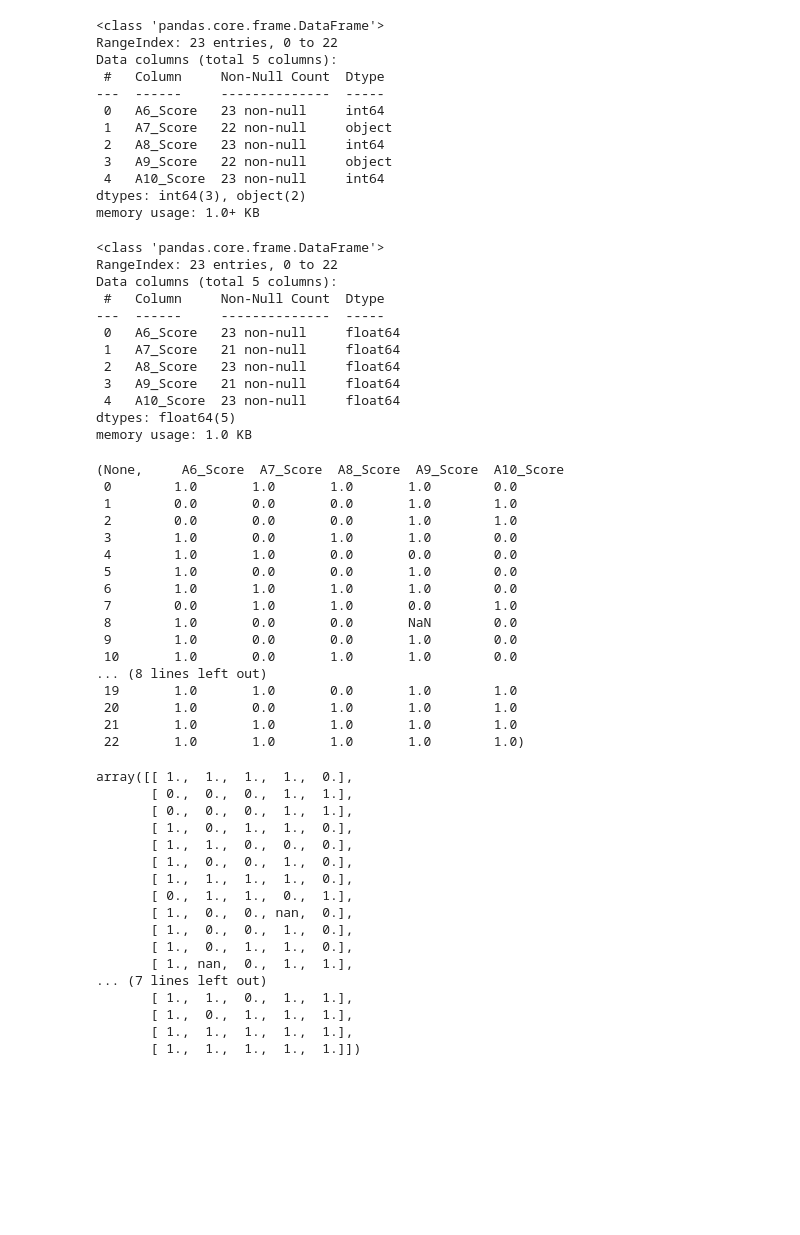
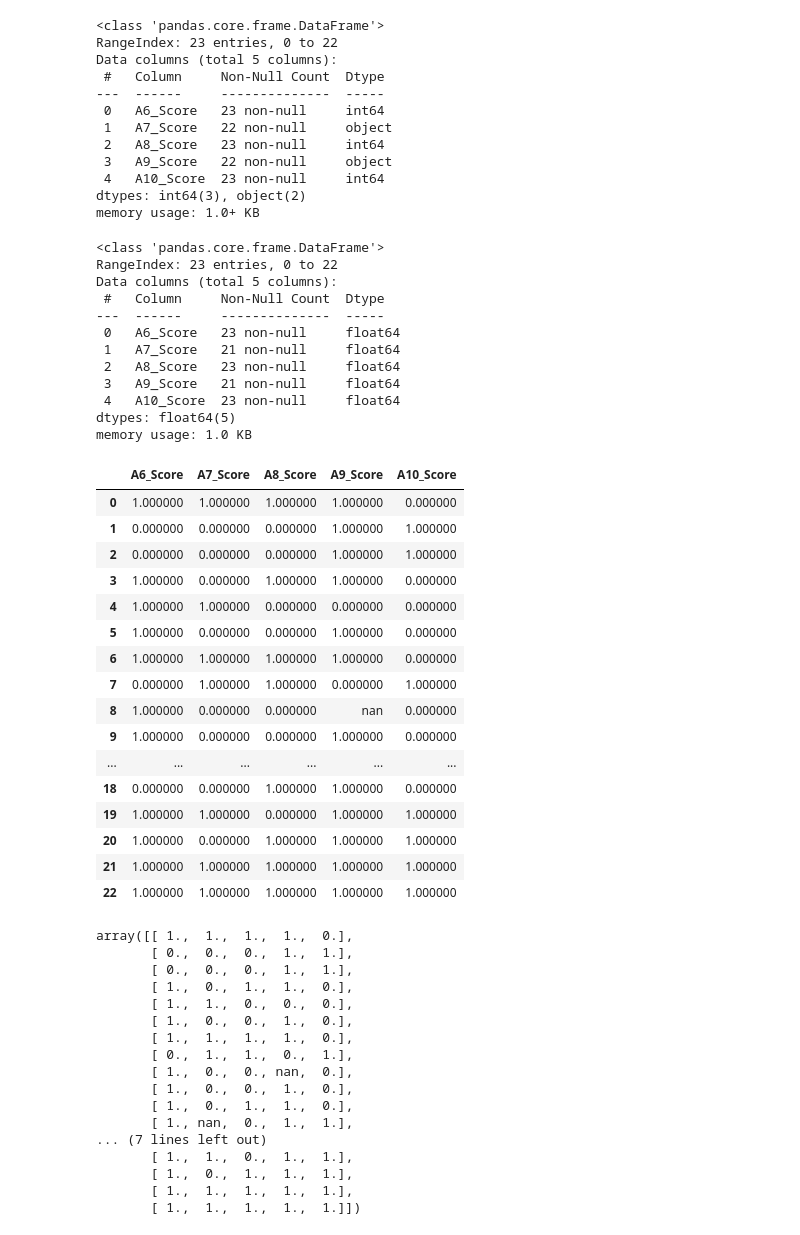
Before and after one commit to PRIMEADAWAS/CEB_Assignment, a Jupyter notebook: RADI605_A5_PasitSupholkhan_(Assignment_Expectation_Maximization).ipynb, the cells around one changed output. Cells and saved outputs as stored; diff of their text form; code cells hidden in the pictures; blank space fills up the shorter version.

```diff
--- a/RADI605_A5_PasitSupholkhan_(Assignment_Expectation_Maximization).ipynb
+++ b/RADI605_A5_PasitSupholkhan_(Assignment_Expectation_Maximization).ipynb
@@ -104,7 +104,7 @@ memory usage: 1.0+ KB
 data.replace({'\?': np.NaN}, regex=True, inplace=True)
 # convert all col type to float
 data[data.columns] = data.apply(lambda x: x.astype('float'))
-data.info(), data
+data.info()
 # %% [output]
 <class 'pandas.core.frame.DataFrame'>
 RangeIndex: 23 entries, 0 to 22
@@ -118,23 +118,26 @@ Data columns (total 5 columns):
  4   A10_Score  23 non-null     float64
 dtypes: float64(5)
 memory usage: 1.0 KB
-(None,     A6_Score  A7_Score  A8_Score  A9_Score  A10_Score
- 0        1.0       1.0       1.0       1.0        0.0
- 1        0.0       0.0       0.0       1.0        1.0
- 2        0.0       0.0       0.0       1.0        1.0
- 3        1.0       0.0       1.0       1.0        0.0
- 4        1.0       1.0       0.0       0.0        0.0
- 5        1.0       0.0       0.0       1.0        0.0
- 6        1.0       1.0       1.0       1.0        0.0
- 7        0.0       1.0       1.0       0.0        1.0
- 8        1.0       0.0       0.0       NaN        0.0
- 9        1.0       0.0       0.0       1.0        0.0
- 10       1.0       0.0       1.0       1.0        0.0
-... (8 lines left out)
- 19       1.0       1.0       0.0       1.0        1.0
- 20       1.0       0.0       1.0       1.0        1.0
- 21       1.0       1.0       1.0       1.0        1.0
- 22       1.0       1.0       1.0       1.0        1.0)
+# %%
+data.style.highlight_null(null_color="red")
+# %% [output]
+|  | A6_Score | A7_Score | A8_Score | A9_Score | A10_Score |
+| 0 | 1.000000 | 1.000000 | 1.000000 | 1.000000 | 0.000000 |
+| 1 | 0.000000 | 0.000000 | 0.000000 | 1.000000 | 1.000000 |
+| 2 | 0.000000 | 0.000000 | 0.000000 | 1.000000 | 1.000000 |
+| 3 | 1.000000 | 0.000000 | 1.000000 | 1.000000 | 0.000000 |
+| 4 | 1.000000 | 1.000000 | 0.000000 | 0.000000 | 0.000000 |
+| 5 | 1.000000 | 0.000000 | 0.000000 | 1.000000 | 0.000000 |
+| 6 | 1.000000 | 1.000000 | 1.000000 | 1.000000 | 0.000000 |
+| 7 | 0.000000 | 1.000000 | 1.000000 | 0.000000 | 1.000000 |
+| 8 | 1.000000 | 0.000000 | 0.000000 | nan | 0.000000 |
+| 9 | 1.000000 | 0.000000 | 0.000000 | 1.000000 | 0.000000 |
+| ... | ... | ... | ... | ... | ... |
+| 18 | 0.000000 | 0.000000 | 1.000000 | 1.000000 | 0.000000 |
+| 19 | 1.000000 | 1.000000 | 0.000000 | 1.000000 | 1.000000 |
+| 20 | 1.000000 | 0.000000 | 1.000000 | 1.000000 | 1.000000 |
+| 21 | 1.000000 | 1.000000 | 1.000000 | 1.000000 | 1.000000 |
+| 22 | 1.000000 | 1.000000 | 1.000000 | 1.000000 | 1.000000 |
 # %%
 X = data.to_numpy()
 X
```
Also changed, not shown: parts of 5 cells of this notebook.
